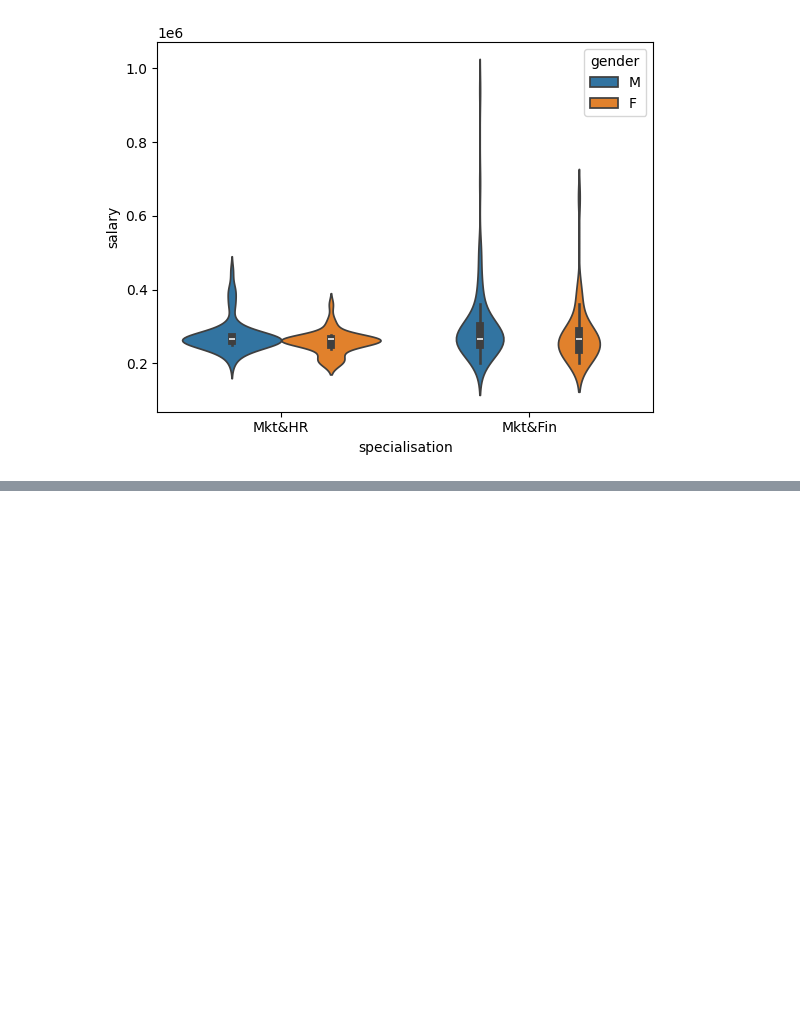
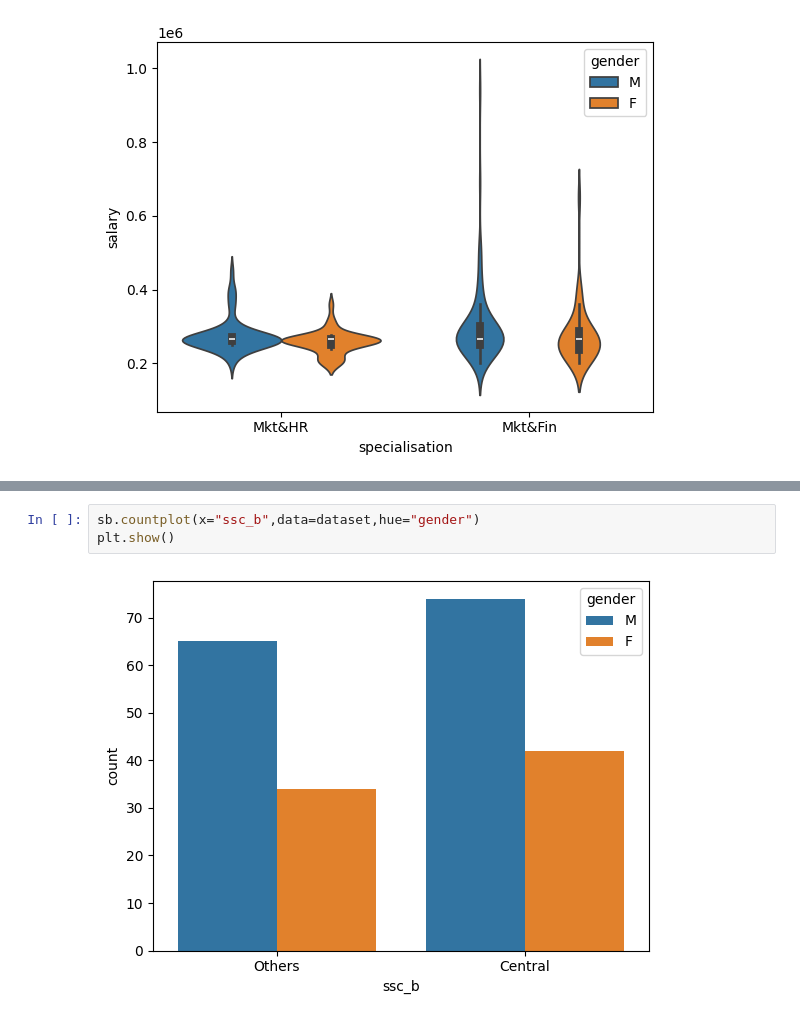
Before and after one commit to Dinesh0506/SEABORN_Practice1, a Jupyter notebook: Seaborn_Data_Visual.ipynb, the cells around one changed output, grey strips where cells are left out. Drawn from its saved outputs; the diff is of its cells as text; blank space fills up the shorter version.

```diff
--- a/Seaborn_Data_Visual.ipynb
+++ b/Seaborn_Data_Visual.ipynb
@@ -115,0 +131,5 @@ plt.show()
+# %%
+sb.countplot(x="ssc_b",data=dataset,hue="gender")
+plt.show()
+# %% [output]
+[figure, added]
```
Also changed, not shown: parts of 10 cells of this notebook.
